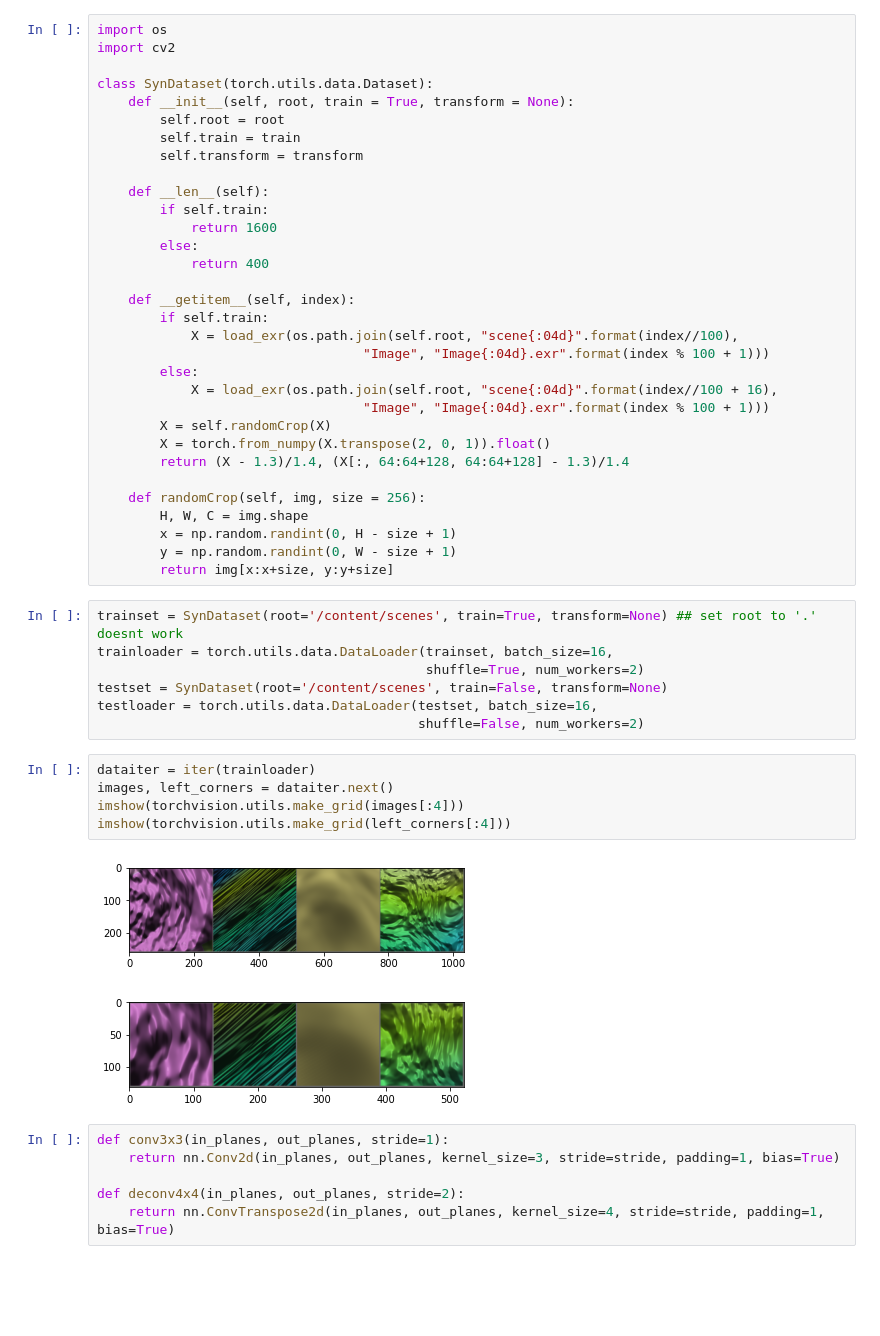
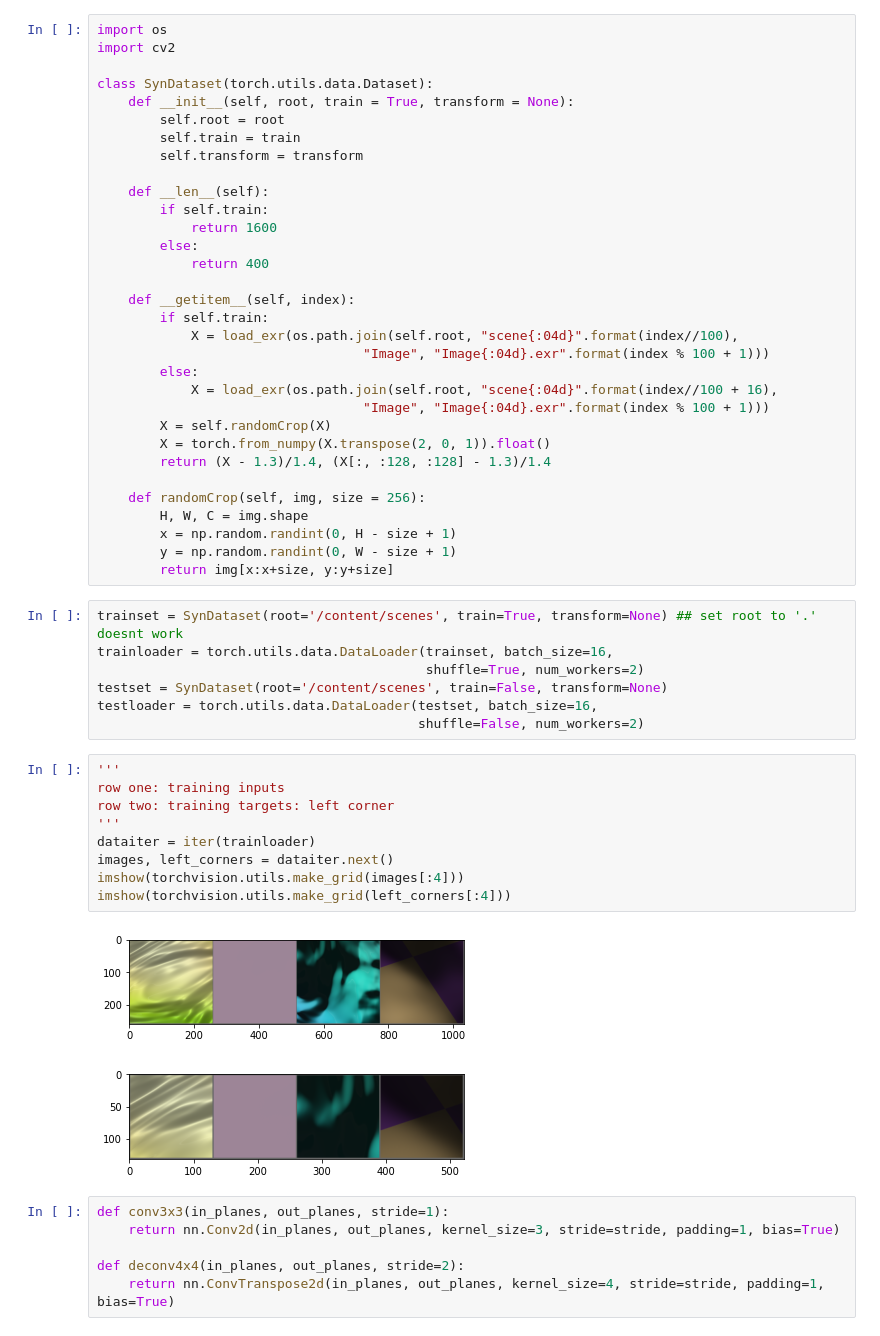
Before and after one commit to djbradyAtOpticalSciencesArizona/multiframeEstimation, a Jupyter notebook: demo_image_feature_representation.ipynb, the cells around one changed output. Cells and saved outputs as stored; diff of their text form; blank space fills up the shorter version.

Commit message:
comments and a demo on image feature representation

```diff
--- a/demo_image_feature_representation.ipynb
+++ b/demo_image_feature_representation.ipynb
@@ -100,7 +102,7 @@ class SynDataset(torch.utils.data.Dataset):
                                   "Image", "Image{:04d}.exr".format(index % 100 + 1)))
         X = self.randomCrop(X)
         X = torch.from_numpy(X.transpose(2, 0, 1)).float()
-        return (X - 1.3)/1.4, (X[:, 64:64+128, 64:64+128] - 1.3)/1.4
+        return (X - 1.3)/1.4, (X[:, :128, :128] - 1.3)/1.4
 
     def randomCrop(self, img, size = 256):
         H, W, C = img.shape
@@ -115,13 +117,17 @@ testset = SynDataset(root='/content/scenes', train=False, transform=None)
 testloader = torch.utils.data.DataLoader(testset, batch_size=16,
                                          shuffle=False, num_workers=2)
 # %%
+'''
+row one: training inputs
+row two: training targets: left corner
+'''
 dataiter = iter(trainloader)
 images, left_corners = dataiter.next()
 imshow(torchvision.utils.make_grid(images[:4]))
 imshow(torchvision.utils.make_grid(left_corners[:4]))
 # %% [output]
-[figure, old version]
+[figure, new version]
-[figure, old version]
+[figure, new version]
 # %%
 def conv3x3(in_planes, out_planes, stride=1):
     return nn.Conv2d(in_planes, out_planes, kernel_size=3, stride=stride, padding=1, bias=True)
```
Also changed, not shown: parts of 10 cells of this notebook.
